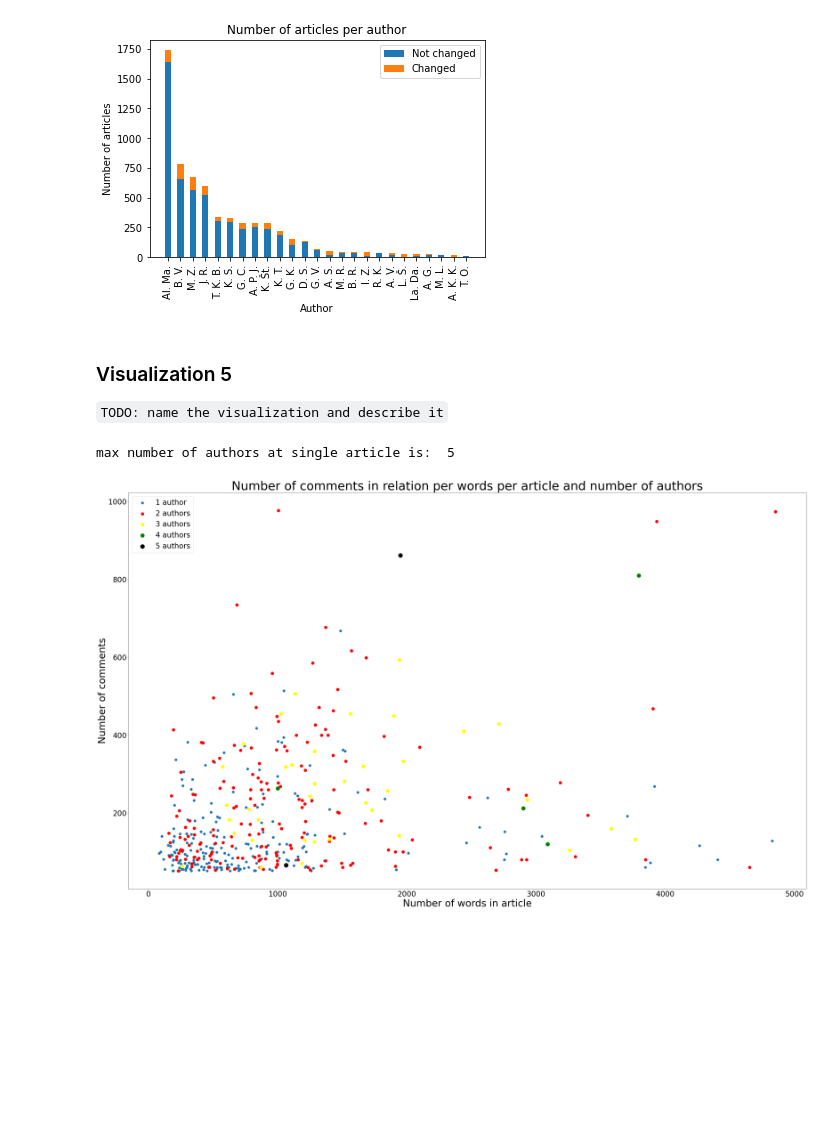
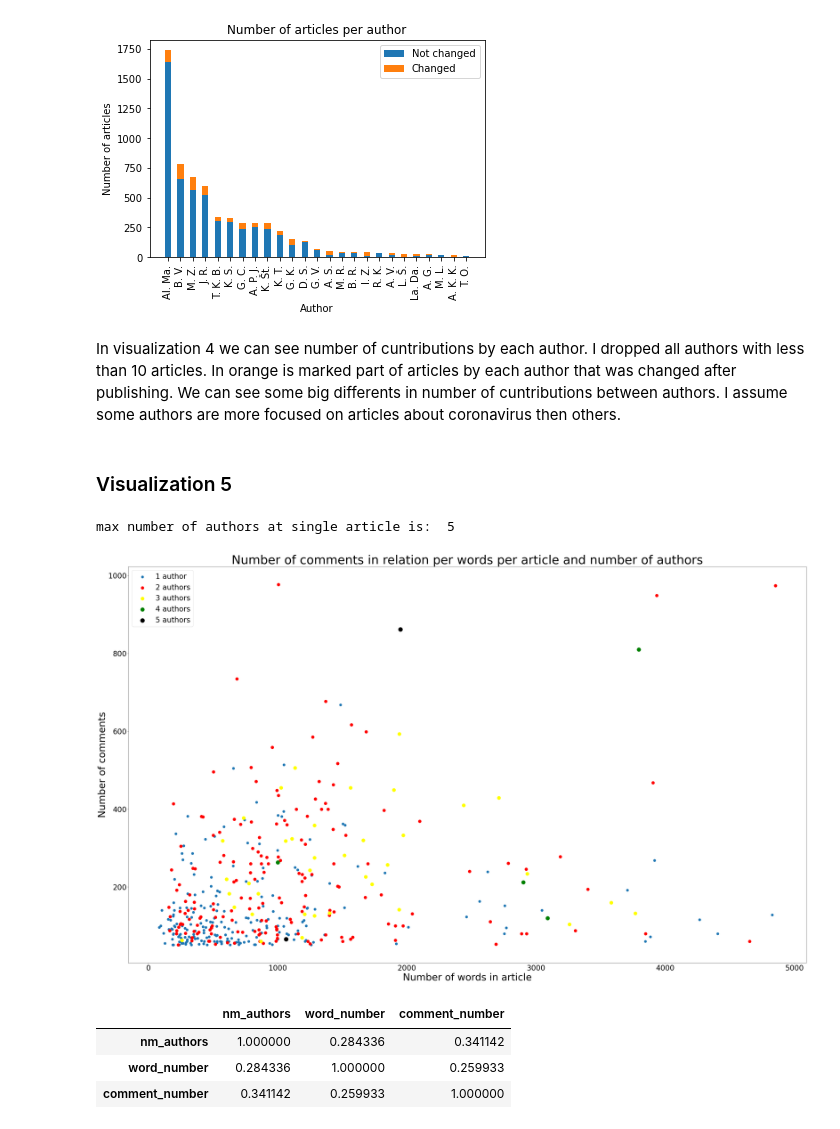
Before and after one commit to ZaloznikV/Project-1-ZaloznikV, a Jupyter notebook: Web_Scraping.ipynb, the cells around one changed output. Saved outputs shown, nothing was run; the diff lists cells and outputs as text; code cells hidden in the pictures; blank space fills up the shorter version.

```diff
--- a/Web_Scraping.ipynb
+++ b/Web_Scraping.ipynb
@@ -450,48 +444,54 @@ ax.legend()
 plt.show()
 # %% [output]
 [figure]
+# %% [markdown]
+In visualization 4 we can see number of cuntributions by each author. I dropped all authors with less than 10 articles. In orange is marked part of articles by each author that was changed after publishing. We can see some big differents in number of cuntributions between authors. I assume some authors are more focused on articles about coronavirus then others.
 # %% [markdown]
 ### Visualization 5
-
-`TODO: name the visualization and describe it`
+# %%
+
+num_comments = df["comment_number"]
+len_text = df["word_number"]
+d_f= df[df["comment_number"] > 50]
+#d_f.plot.scatter('word_number', "comment_number")
+
+a=(list(d_f["author"]))
+nm_authors = [len(sub_list) for sub_list in a]
+
+d_f.insert(2, "nm_authors", nm_authors, True)
+d_f_scatter = d_f[["nm_authors", "word_number", "comment_number"]]
+
+print("max number of authors at single article is: ",max(nm_authors))
+# %% [output]
+max number of authors at single article is:  5
 # %%
-
-num_comments = df["comment_number"]
-len_text = df["word_number"]
-d_f= df[df["comment_number"] > 50]
-#d_f.plot.scatter('word_number', "comment_number")
-
-a=(list(d_f["author"]))
-nm_authors = [len(sub_list) for sub_list in a]
-
-d_f.insert(2, "nm_authors", nm_authors, True)
-d_f_scatter = d_f[["nm_authors", "word_number", "comment_number"]]
-
-print("max number of authors at single article is: ",max(nm_authors))
-
 plt.rcParams['xtick.labelsize'] = 30
 plt.rcParams['ytick.labelsize'] = 30
 scatter_1 = d_f_scatter[d_f_scatter["nm_authors"] == 1]
 scatter_2 = d_f_scatter[d_f_scatter["nm_authors"] == 2]
 scatter_3 = d_f_scatter[d_f_scatter["nm_authors"] == 3]
 scatter_4 = d_f_scatter[d_f_scatter["nm_authors"] == 4]
 scatter_5 = d_f_scatter[d_f_scatter["nm_authors"] == 5]
 figure(figsize=(50, 30), dpi=80)
 plt.scatter(scatter_1['word_number'], scatter_1["comment_number"], s = 100, label="1 author")
 plt.scatter(scatter_2['word_number'], scatter_2["comment_number"], c="red", s = 150, label="2 authors")
 plt.scatter(scatter_3['word_number'], scatter_3["comment_number"], c="yellow", s = 200, label = "3 authors")
 plt.scatter(scatter_4['word_number'], scatter_4["comment_number"], c="green", s = 250, label = "4 authors")
 plt.scatter(scatter_5['word_number'], scatter_5["comment_number"], c="black", s=300, label="5 authors")
 
 plt.title("Number of comments in relation per words per article and number of authors", fontsize=50)
 plt.xlabel("Number of words in article", fontsize = 40)
 plt.ylabel("Number of comments", fontsize = 40)
 plt.legend(fontsize=30)
 
 
 plt.show()
 
 plt.rcParams.update(plt.rcParamsDefault)
+d_f_scatter.corr()
 # %% [output]
-max number of authors at single article is:  5
 [figure]
+|  | nm_authors | word_number | comment_number |
+| nm_authors | 1.000000 | 0.284336 | 0.341142 |
+| word_number | 0.284336 | 1.000000 | 0.259933 |
+| comment_number | 0.341142 | 0.259933 | 1.000000 |
```
Also changed, not shown: parts of 22 cells of this notebook, 1 other file.
